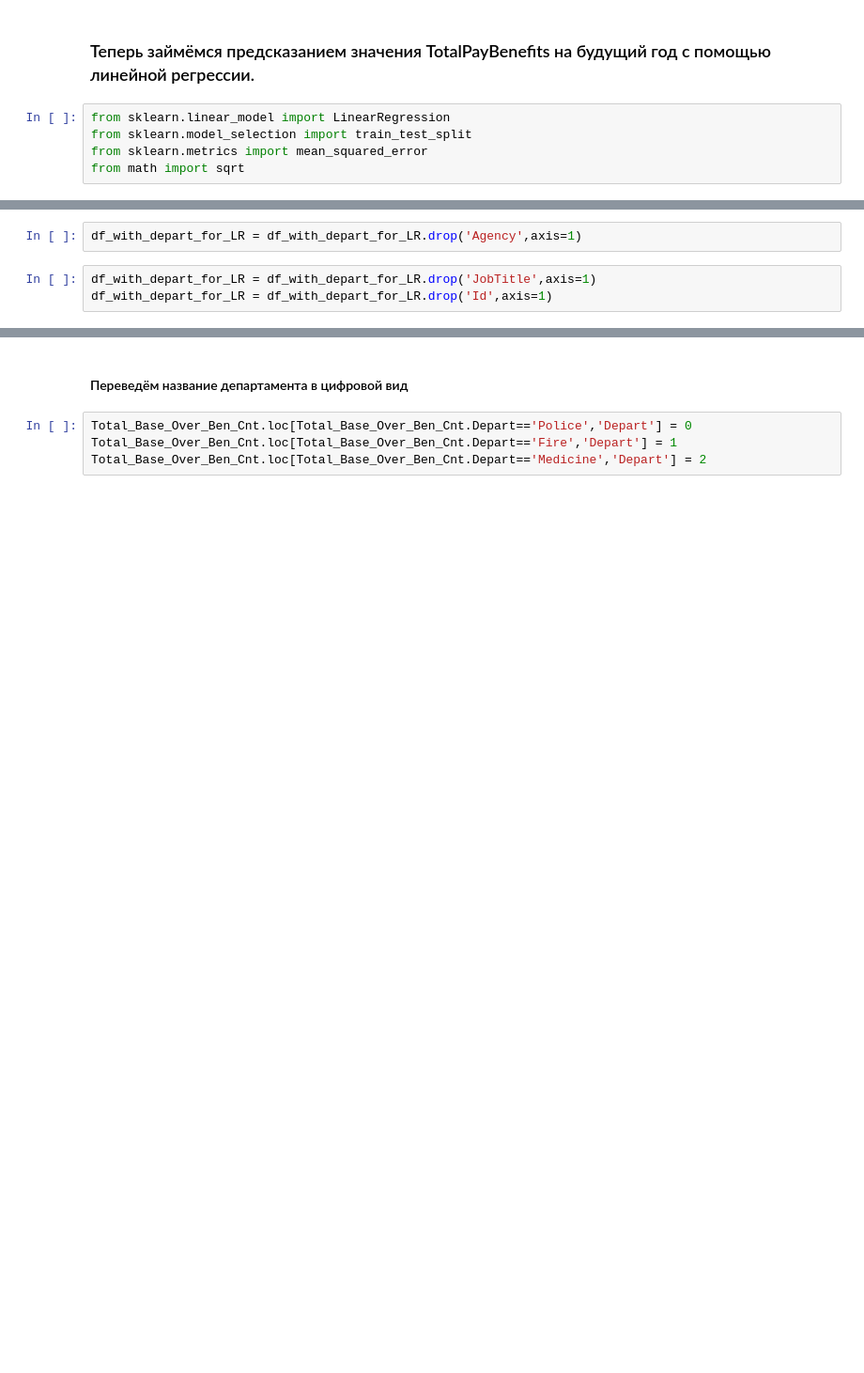
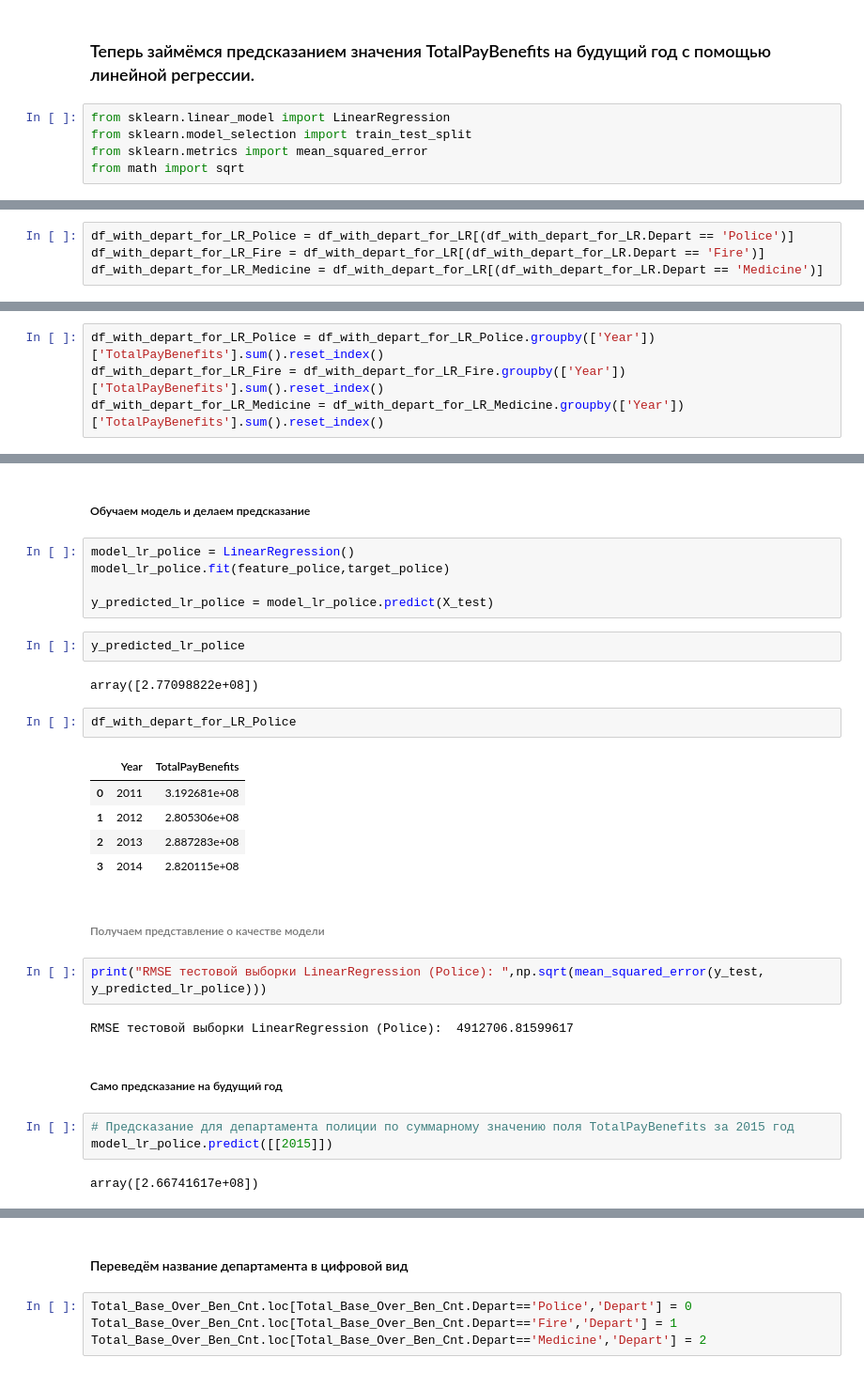
Before and after one commit to PhilippRemizov/My_final_project, a Jupyter notebook: Salaries in San Francisco.ipynb, the cells around one changed output, grey strips where cells are left out. Shown: that part at 94% size. Drawn from its saved outputs; the diff is of its cells as text; blank space fills up the shorter version.

```diff
--- a/Salaries in San Francisco.ipynb
+++ b/Salaries in San Francisco.ipynb
@@ -502,8 +504,7 @@ df_with_depart_for_LR
 | 148554 | 148555 | Fire Alarm Dispatcher | 73.33 | 0.00 | 0.00 | 0.73 | 73.33 | 74.06 | 2014 | ... |
 | 148561 | 148562 | Community Police Services Aide | 0.00 | 0.00 | 59.59 | 10.78 | 59.59 | 70.37 | 2014 | ... |
 14529 rows × 11 columns
-# %%
-df_with_depart_for_LR = df_with_depart_for_LR.drop('Agency',axis=1)
-# %%
-df_with_depart_for_LR = df_with_depart_for_LR.drop('JobTitle',axis=1)
-df_with_depart_for_LR = df_with_depart_for_LR.drop('Id',axis=1)
+# %%
+df_with_depart_for_LR_Police = df_with_depart_for_LR[(df_with_depart_for_LR.Depart == 'Police')]
+df_with_depart_for_LR_Fire = df_with_depart_for_LR[(df_with_depart_for_LR.Depart == 'Fire')]
+df_with_depart_for_LR_Medicine = df_with_depart_for_LR[(df_with_depart_for_LR.Depart == 'Medicine')]
@@ -509,0 +513,4 @@ df_with_depart_for_LR = df_with_depart_for_LR.drop('Id',axis=1)
+# %%
+df_with_depart_for_LR_Police = df_with_depart_for_LR_Police.groupby(['Year'])['TotalPayBenefits'].sum().reset_index()
+df_with_depart_for_LR_Fire = df_with_depart_for_LR_Fire.groupby(['Year'])['TotalPayBenefits'].sum().reset_index()
+df_with_depart_for_LR_Medicine = df_with_depart_for_LR_Medicine.groupby(['Year'])['TotalPayBenefits'].sum().reset_index()
@@ -509,0 +530,32 @@ df_with_depart_for_LR = df_with_depart_for_LR.drop('Id',axis=1)
+# %% [markdown]
+##### Обучаем модель и делаем предсказание
+# %%
+model_lr_police = LinearRegression()
+model_lr_police.fit(feature_police,target_police)
+
+y_predicted_lr_police = model_lr_police.predict(X_test)
+# %%
+y_predicted_lr_police
+# %% [output]
+array([2.77098822e+08])
+# %%
+df_with_depart_for_LR_Police
+# %% [output]
+|  | Year | TotalPayBenefits |
+| 0 | 2011 | 3.192681e+08 |
+| 1 | 2012 | 2.805306e+08 |
+| 2 | 2013 | 2.887283e+08 |
+| 3 | 2014 | 2.820115e+08 |
+# %% [markdown]
+###### Получаем представление о качестве модели
+# %%
+print("RMSE тестовой выборки LinearRegression (Police): ",np.sqrt(mean_squared_error(y_test, y_predicted_lr_police)))
+# %% [output]
+RMSE тестовой выборки LinearRegression (Police):  4912706.81599617
+# %% [markdown]
+##### Само предсказание на будущий год
+# %%
+# Предсказание для департамента полиции по суммарному значению поля TotalPayBenefits за 2015 год
+model_lr_police.predict([[2015]])
+# %% [output]
+array([2.66741617e+08])
```
Also changed, not shown: parts of 22 cells of this notebook.
